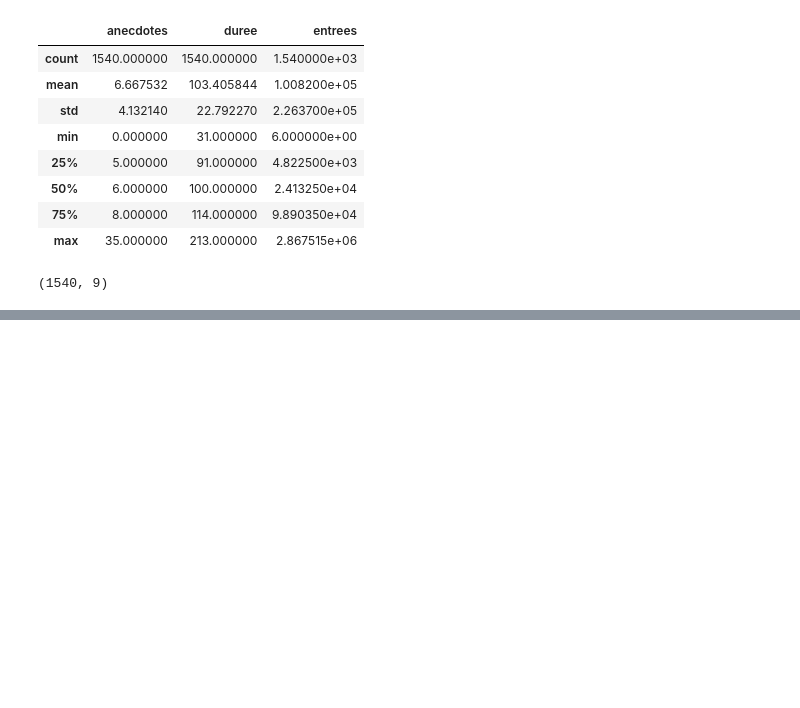
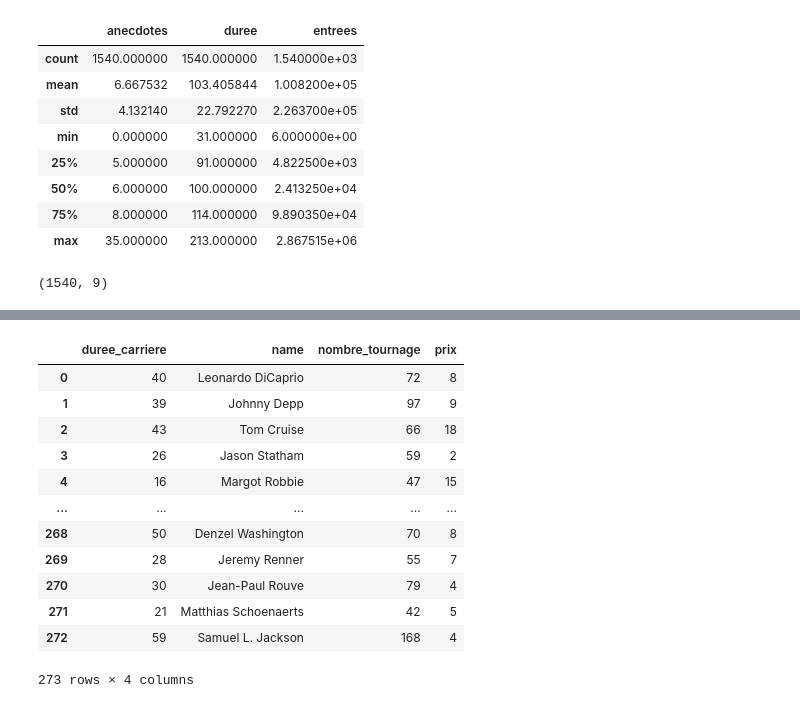
Before and after one commit to Melobgn/cinema_prediction, a Jupyter notebook: feature_engineering.ipynb, the cells around one changed output, grey strips where cells are left out. Cells and saved outputs as stored; diff of their text form; code cells hidden in the pictures; blank space fills up the shorter version.

```diff
--- a/feature_engineering.ipynb
+++ b/feature_engineering.ipynb
@@ -63,3 +64,18 @@ df.drop_duplicates()
 # %%
 acteurs_df = pd.read_csv('acteurs.csv')
+acteurs_df
+# %% [output]
+|  | duree_carriere | name | nombre_tournage | prix |
+| 0 | 40 | Leonardo DiCaprio | 72 | 8 |
+| 1 | 39 | Johnny Depp | 97 | 9 |
+| 2 | 43 | Tom Cruise | 66 | 18 |
+| 3 | 26 | Jason Statham | 59 | 2 |
+| 4 | 16 | Margot Robbie | 47 | 15 |
+| ... | ... | ... | ... | ... |
+| 268 | 50 | Denzel Washington | 70 | 8 |
+| 269 | 28 | Jeremy Renner | 55 | 7 |
+| 270 | 30 | Jean-Paul Rouve | 79 | 4 |
+| 271 | 21 | Matthias Schoenaerts | 42 | 5 |
+| 272 | 59 | Samuel L. Jackson | 168 | 4 |
+273 rows × 4 columns
 # %%
```
Also changed, not shown: parts of 8 cells of this notebook, 1 other file.
